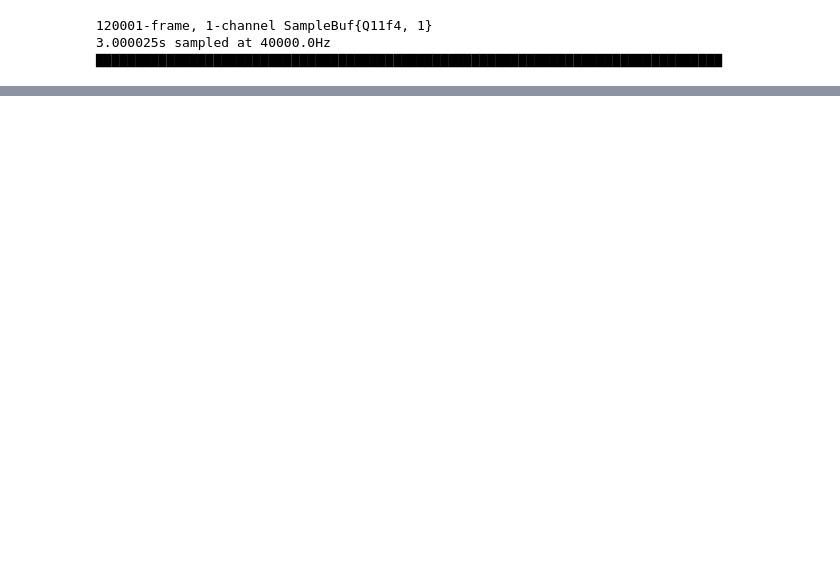
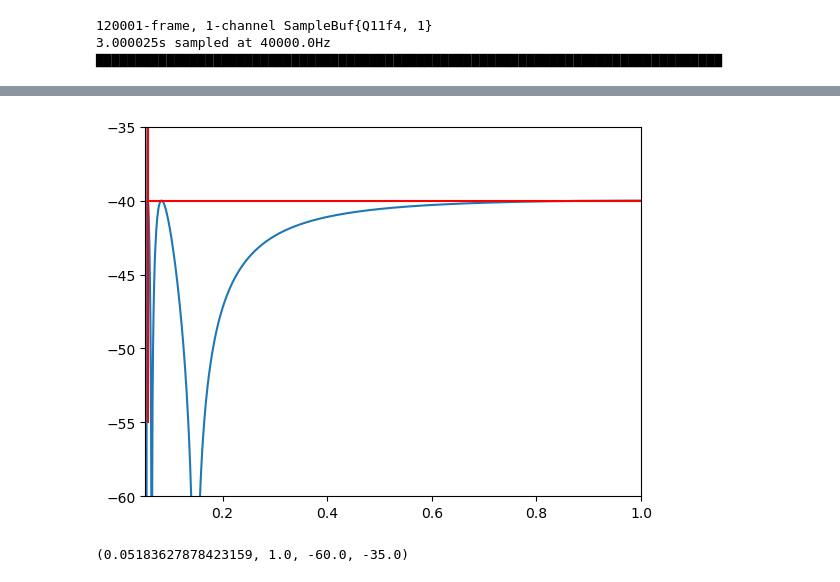
Before and after one commit to JeanMX/PSI3431, a Jupyter notebook: EP3/EP3.ipynb, the cells around one changed output, grey strips where cells are left out. Cells and saved outputs as stored; diff of their text form; code cells hidden in the pictures; blank space fills up the shorter version.

```diff
--- a/EP3/EP3.ipynb
+++ b/EP3/EP3.ipynb
@@ -33,0 +89,9 @@ N, Wn = sig.ellipord(ωp/π, ωr/π, -20*log10(1-δp), -20*log10(δr))
+# %%
+#Verificação dos requisitos
+plot(ω./pi,amp2db.(abs.(H)))
+plot([ωr;π]/π,20*log10.([δr;δr]),color="red")
+plot([ωr;ωr]/π,[-Ar-15;5],color="red")
+axis([ωc/π, 1, -Ar-20, -Ar+5])
+# %% [output]
+[figure, added]
+(0.05183627878423159, 1.0, -60.0, -35.0)
```
Also changed, not shown: parts of 14 cells of this notebook, 1 other file.
